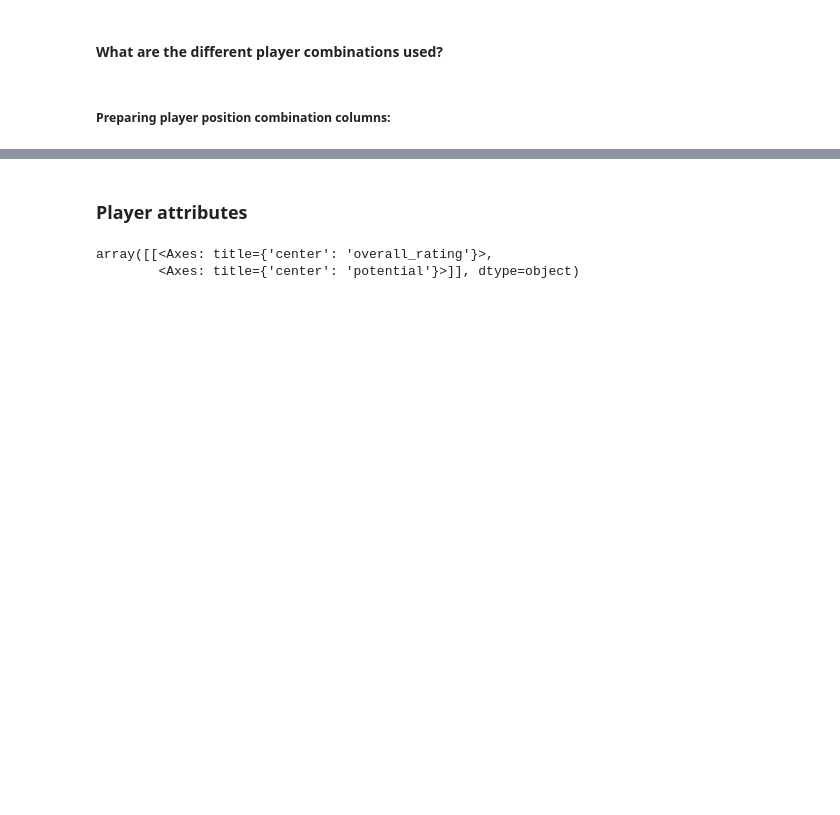
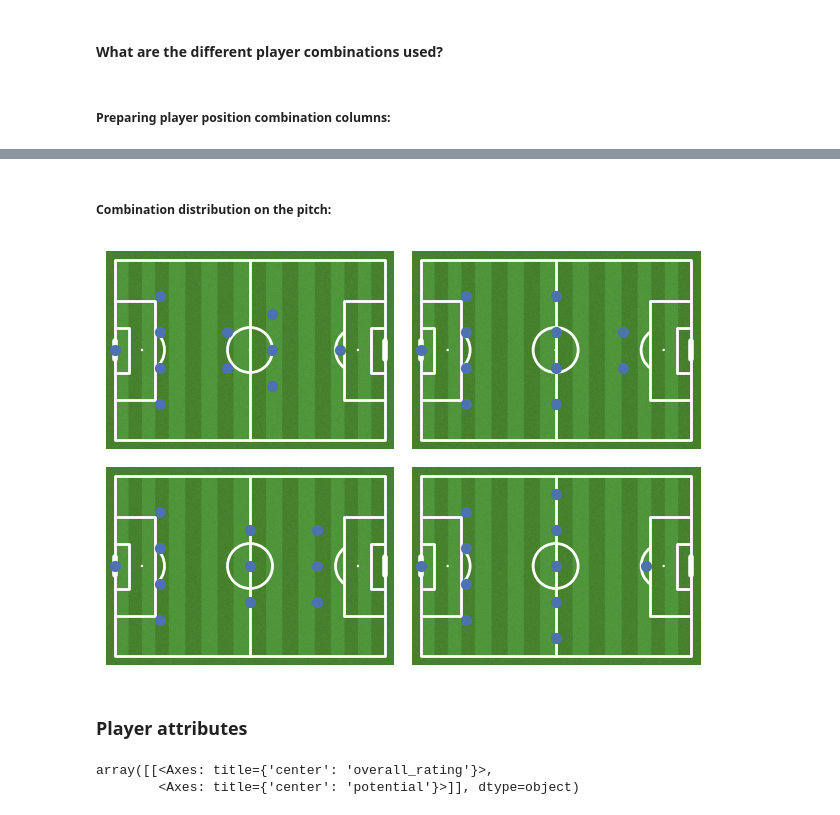
Before and after one commit to gediminas-skvarnavicius/football-db-analysis, a Jupyter notebook: analysis.ipynb, the cells around one changed output, grey strips where cells are left out. Cells and saved outputs as stored; diff of their text form; code cells hidden in the pictures; blank space fills up the shorter version.

Commit message:
pitch plots

```diff
--- a/analysis.ipynb
+++ b/analysis.ipynb
@@ -224,2 +228,5 @@ match_raw["combinations_away"] = match_raw["combinations_away"].apply(
 # %%
-pd.concat([match_raw['combinations_home'],match_raw['combinations_away']]).value_counts()
+unique_combos = pd.concat(
+    [match_raw["combinations_home"], match_raw["combinations_away"]]
+).value_counts().to_frame(name='count').reset_index(names=['combo'])
+len(unique_combos)
@@ -248,3 +247,42 @@ TypeError: object of type 'float' has no len()
+# %% [markdown]
+##### Combination distribution on the pitch:
+# %%
+# Correcting the position of the goal keeper
+unique_combos["scaled_combo"] = unique_combos["combo"].apply(
+    lambda x: frozenset((5, 1) if t == (1, 1) else t for t in x)
+)
+
+# Scaling to the pitch plot
+pitch_y_offset = 4 - dff.scale_num(1, 1, 11, -4, 80)
+unique_combos["scaled_combo"] = unique_combos["scaled_combo"].apply(
+    lambda x: frozenset(
+        (
+            dff.scale_num(t[0], 1, 11, 0, 80) + pitch_y_offset,
+            dff.scale_num(t[1], 1, 11, 0, 100),
+        )
+        for t in x
+    )
+)
+
+pitch = Pitch(
+    pitch_color="grass", line_color="white", stripe=True,
+    )
+
+fig_pitch, ax_pitch = pitch.draw(nrows=2, ncols=2, figsize=(base_fig_width, base_fig_height))
+ax_pitch=ax_pitch.flatten()
+
+for i, combo in enumerate(unique_combos[:4].iterrows()):
+    for pos in combo[1]["scaled_combo"]:
+        ax_pitch[i].scatter(
+            pos[1],
+            pos[0],
+            s=50,
+            color=sns.color_palette("deep")[0],
+        )
+plt.tight_layout(w_pad=-6)
+plt.show()
+# %% [output]
+[figure, added]
 # %% [markdown]
 ### Player attributes
 # %%
```
Also changed, not shown: parts of 6 cells of this notebook, 1 other file.
